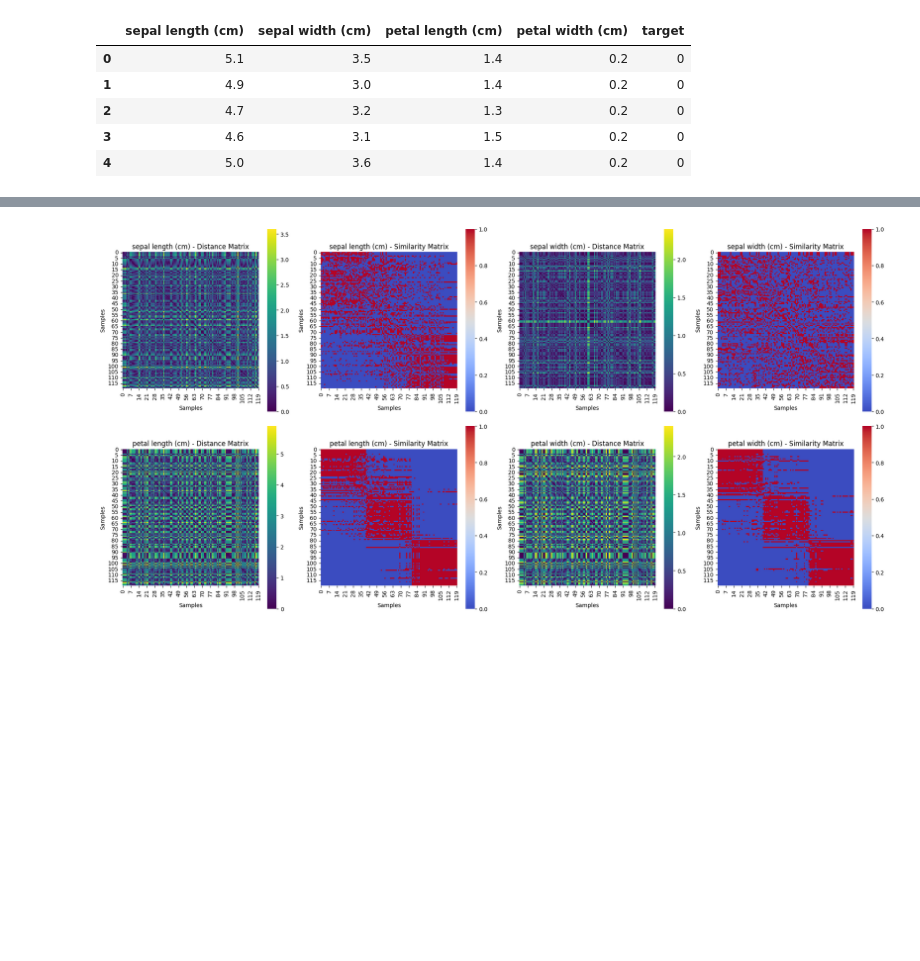
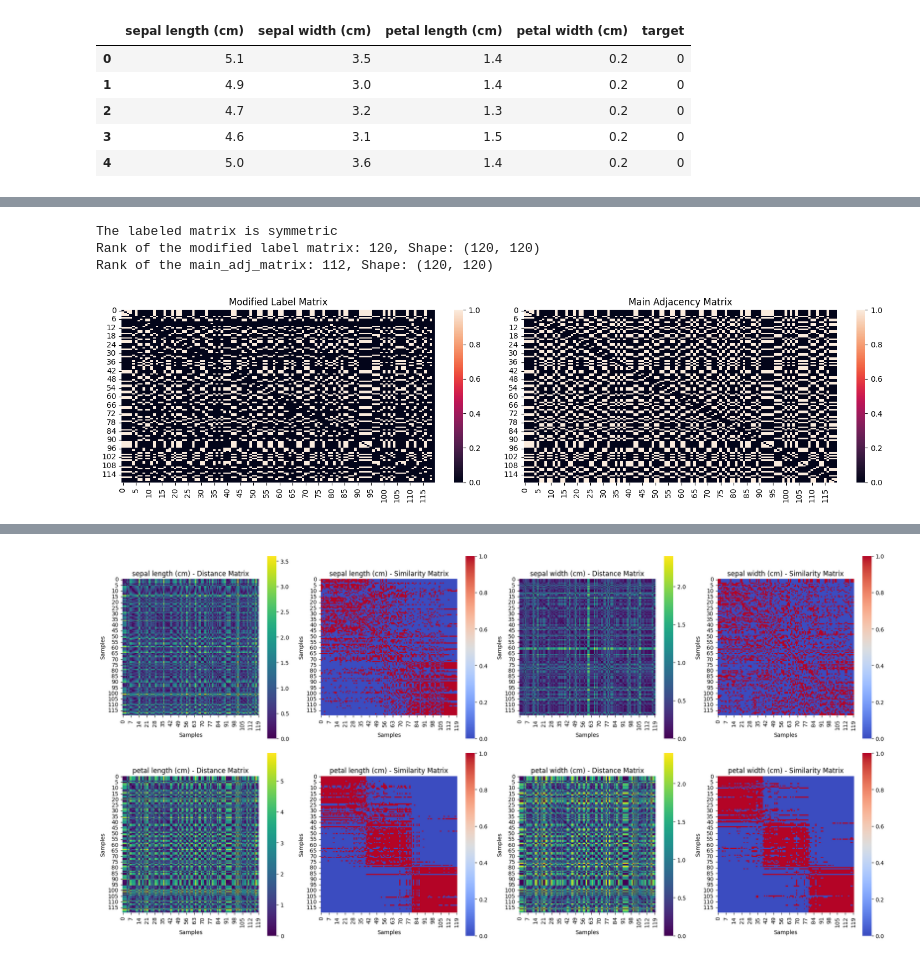
Before and after one commit to alibagheribardi/Erdos_Project, a Jupyter notebook: Graph_ID.ipynb, the cells around one changed output, grey strips where cells are left out. Cells and saved outputs as stored; diff of their text form; code cells hidden in the pictures; blank space fills up the shorter version.

```diff
--- a/Graph_ID.ipynb
+++ b/Graph_ID.ipynb
@@ -339,0 +318,63 @@ Rank of the modified label matrix: 120 whose shape is (120, 120)
+# %%
+import numpy as np
+import matplotlib.pyplot as plt
+import seaborn as sns
+from scipy.spatial import distance_matrix
+
+
+n = len(X_train.values)
+main_adj_matrix = np.zeros((n, n), dtype=int)
+
+# Compute label matrix
+label_matrix = y_train.values[:, np.newaxis].repeat(n, axis=1)
+modified_label_matrix = (label_matrix == y_train.values).astype(int)
+np.fill_diagonal(modified_label_matrix, 0)
+
+# Ensure modified_label_matrix is symmetric
+if np.array_equal(modified_label_matrix, modified_label_matrix.T):
+    print('The labeled matrix is symmetric')
+else:
+    print('The labeled matrix is NOT symmetric')
+
+# Compute rank of modified_label_matrix
+rank_modified_label_matrix = np.linalg.matrix_rank(modified_label_matrix)
+print(f"Rank of the modified label matrix: {rank_modified_label_matrix}, Shape: {modified_label_matrix.shape}")
+
+# Compute nearest neighbors based on distance matrix
+obs_nearest_nbhd = np.argsort(distance_matrix(X_train.values, X_train.values), axis=1)
+
+for j, neighbors in enumerate(obs_nearest_nbhd):
+    # Compute cumulative sum of modified label matrix values
+    cumsum_values = np.cumsum(modified_label_matrix[j, neighbors]) / np.arange(1, len(neighbors) + 1)
+
+    # Find the largest k where cumulative proportion ≥ 0.75
+    valid_k_indices = np.where(cumsum_values >= 0.75)[0]
+
+    if valid_k_indices.size > 0:
+        last_k = valid_k_indices[-1]
+        sample_row = np.zeros(n, dtype=int)
+        sample_row[neighbors[:last_k + 1]] = 1
+        main_adj_matrix[j] = sample_row * modified_label_matrix[j]
+    else:
+        main_adj_matrix[j, :] = 0
+
+rank_modified_label_matrix = np.linalg.matrix_rank(main_adj_matrix)
+print(f"Rank of the main_adj_matrix: {rank_modified_label_matrix}, Shape: {main_adj_matrix.shape}")
+
+
+# Plot adjacency matrices using subplots
+fig, ax = plt.subplots(1, 2, figsize=(15, 4))
+
+sns.heatmap(main_adj_matrix, cbar=True, ax=ax[0])
+ax[1].set_title("Main Adjacency Matrix")
+
+sns.heatmap(modified_label_matrix, cbar=True, ax=ax[1])
+ax[0].set_title("Modified Label Matrix")
+
+plt.tight_layout()
+plt.show()
+# %% [output]
+The labeled matrix is symmetric
+Rank of the modified label matrix: 120, Shape: (120, 120)
+Rank of the main_adj_matrix: 112, Shape: (120, 120)
+[figure, added]
```
Also changed, not shown: parts of 3 cells of this notebook.
